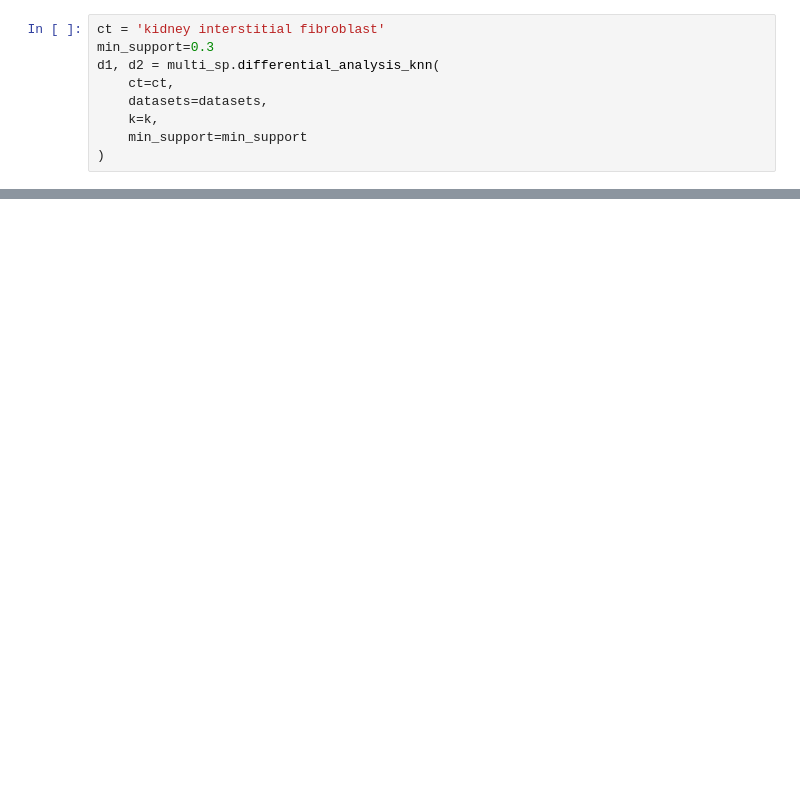
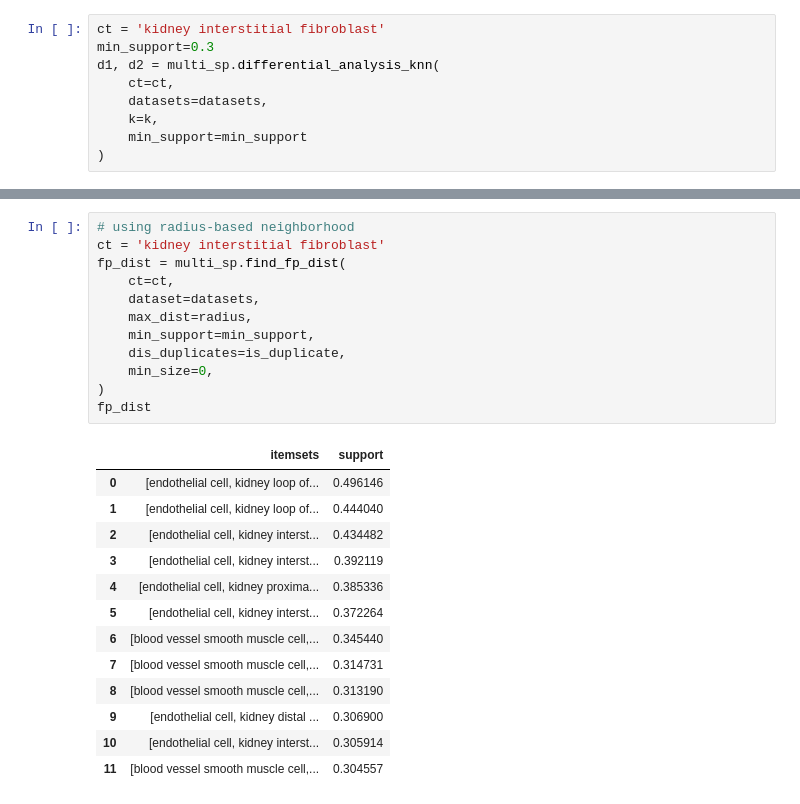
Before and after one commit to ShaokunAn/SpatialQuery_cpp_project, a Jupyter notebook: SpatialQuery-Multiple.ipynb, the cells around one changed output, grey strips where cells are left out. Saved outputs shown, nothing was run; the diff lists cells and outputs as text; blank space fills up the shorter version.

```diff
--- a/SpatialQuery-Multiple.ipynb
+++ b/SpatialQuery-Multiple.ipynb
@@ -164,0 +179,26 @@ d2[['p-values', 'corrected p-values']]
+# %%
+# using radius-based neighborhood
+ct = 'kidney interstitial fibroblast'
+fp_dist = multi_sp.find_fp_dist(
+    ct=ct,
+    dataset=datasets,
+    max_dist=radius,
+    min_support=min_support,
+    dis_duplicates=is_duplicate,
+    min_size=0,
+)
+fp_dist
+# %% [output]
+|  | itemsets | support |
+| 0 | [endothelial cell, kidney loop of... | 0.496146 |
+| 1 | [endothelial cell, kidney loop of... | 0.444040 |
+| 2 | [endothelial cell, kidney interst... | 0.434482 |
+| 3 | [endothelial cell, kidney interst... | 0.392119 |
+| 4 | [endothelial cell, kidney proxima... | 0.385336 |
+| 5 | [endothelial cell, kidney interst... | 0.372264 |
+| 6 | [blood vessel smooth muscle cell,... | 0.345440 |
+| 7 | [blood vessel smooth muscle cell,... | 0.314731 |
+| 8 | [blood vessel smooth muscle cell,... | 0.313190 |
+| 9 | [endothelial cell, kidney distal ... | 0.306900 |
+| 10 | [endothelial cell, kidney interst... | 0.305914 |
+| 11 | [blood vessel smooth muscle cell,... | 0.304557 |
```
Also changed, not shown: parts of 6 cells of this notebook.
